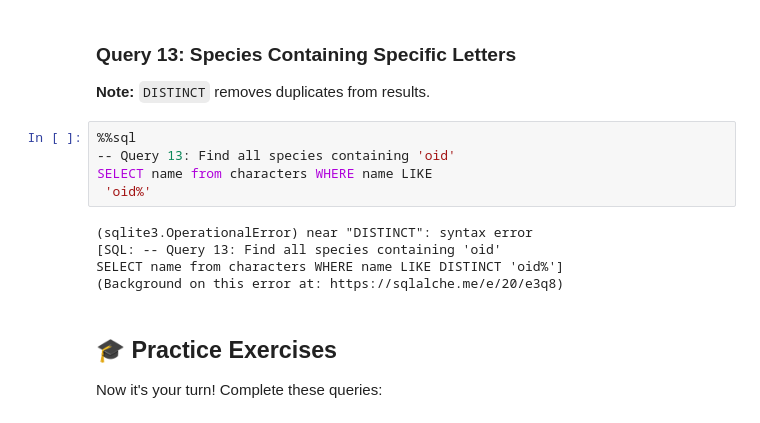
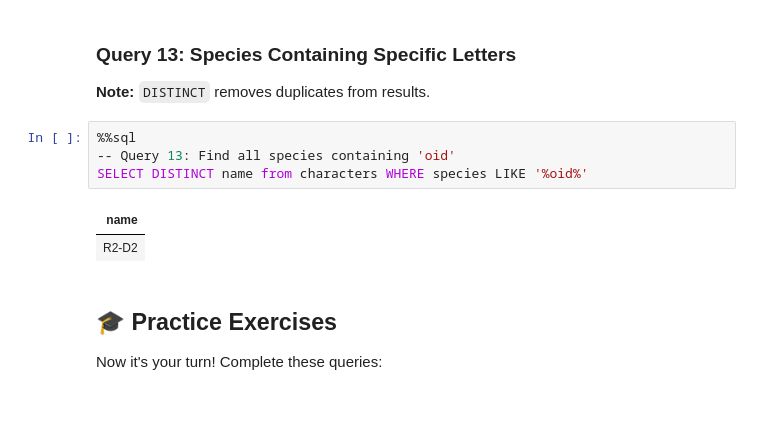
Before and after one commit to TempeHS/2025CT_SQL_Princy.D, a Jupyter notebook: lessons/lesson2_queries.ipynb, the cells around one changed output. Cells and saved outputs as stored; diff of their text form.

```diff
--- a/lessons/lesson2_queries.ipynb
+++ b/lessons/lesson2_queries.ipynb
@@ -368,13 +373,10 @@ SELECT name from characters WHERE name LIKE  'Darth%'
 # %%
 %%sql
 -- Query 13: Find all species containing 'oid'
-SELECT name from characters WHERE name LIKE
- 'oid%'
+SELECT DISTINCT name from characters WHERE species LIKE '%oid%'
 # %% [output]
-(sqlite3.OperationalError) near "DISTINCT": syntax error
-[SQL: -- Query 13: Find all species containing 'oid'
-SELECT name from characters WHERE name LIKE DISTINCT 'oid%']
-(Background on this error at: https://sqlalche.me/e/20/e3q8)
+| name |
+| R2-D2 |
 # %% [markdown]
 ## 🎓 Practice Exercises
 
```
Also changed, not shown: parts of 8 cells of this notebook.
